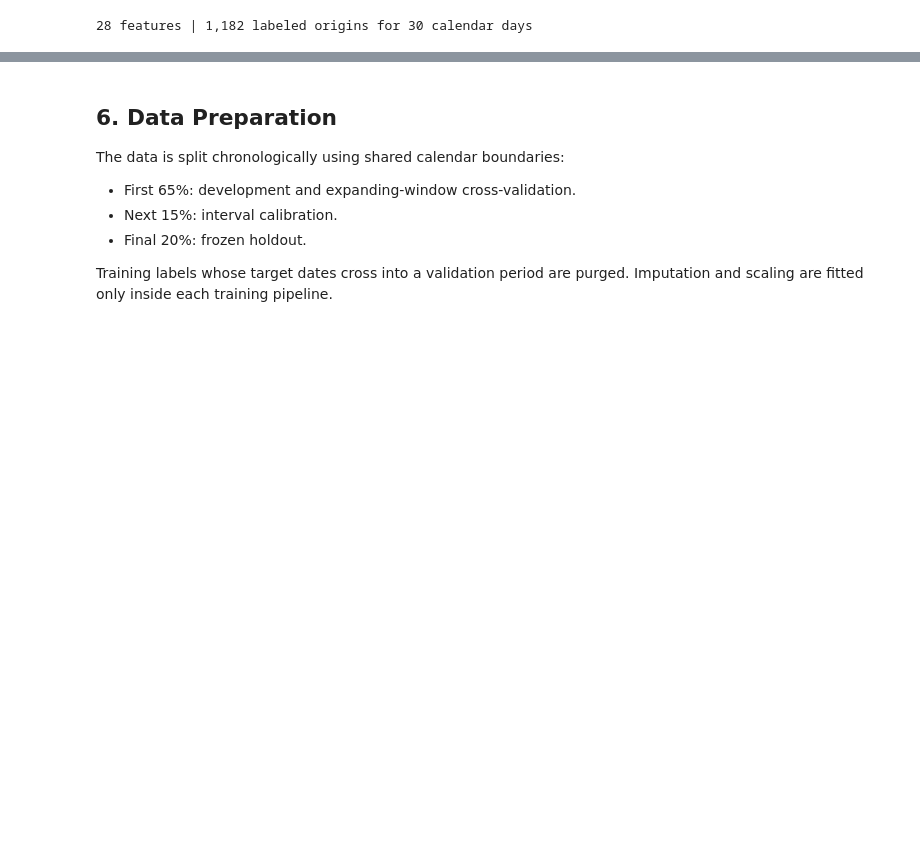
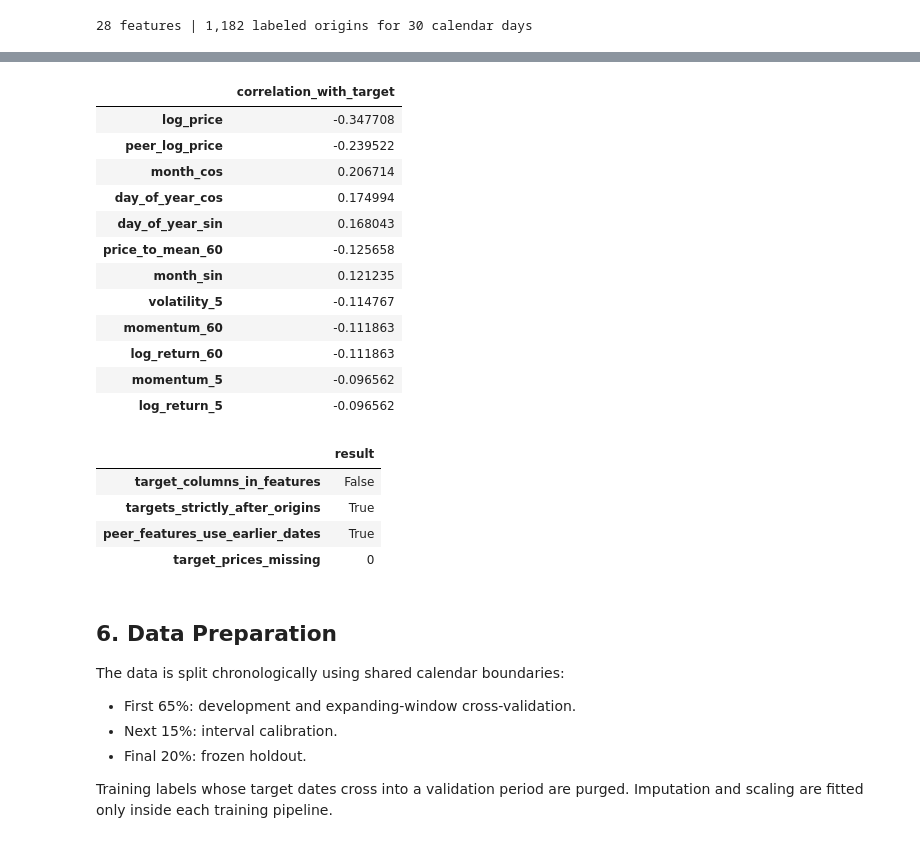
Before and after one commit to KHALIDKARROUM/predict_gasoil_prices, a Jupyter notebook: notebooks/data_science_workflow.ipynb, the cells around one changed output, grey strips where cells are left out. Saved outputs shown, nothing was run; the diff lists cells and outputs as text; code cells hidden in the pictures; blank space fills up the shorter version.

```diff
--- a/notebooks/data_science_workflow.ipynb
+++ b/notebooks/data_science_workflow.ipynb
@@ -281,3 +349,53 @@ print(f"{supervised_x.shape[1]} features | {len(labels):,} labeled origins for {
+# %%
+safe_origins = labels.index[labels.target_date < diagnostic_cutoff]
+feature_target = supervised_x.loc[safe_origins].copy()
+feature_target["target_log_return"] = labels.loc[safe_origins, "target_log_return"]
+
+target_correlation = (
+    feature_target.corr(numeric_only=True)["target_log_return"]
+    .drop("target_log_return")
+    .dropna()
+    .sort_values(key=lambda values: values.abs(), ascending=False)
+    .head(12)
+)
+display(target_correlation.rename("correlation_with_target").to_frame())
+
+ax = target_correlation.sort_values().plot.barh(figsize=(9, 5), color="#2a8f78")
+ax.set(title=f"Development-only feature correlation — {example_product}, {example_horizon} days", xlabel="Pearson correlation")
+plt.tight_layout()
+plt.show()
+
+leakage_checks = pd.Series({
+    "target_columns_in_features": bool(set(labels.columns) & set(supervised_x.columns)),
+    "targets_strictly_after_origins": bool((labels.target_date > labels.index).all()),
+    "peer_features_use_earlier_dates": bool((engineered.peer_age_days.dropna() >= 1).all()),
+    "target_prices_missing": int(labels.target_price.isna().sum()),
+}, name="result")
+display(leakage_checks.to_frame())
+
+assert not leakage_checks["target_columns_in_features"]
+assert leakage_checks["targets_strictly_after_origins"]
+assert leakage_checks["peer_features_use_earlier_dates"]
+assert leakage_checks["target_prices_missing"] == 0
+# %% [output]
+|  | correlation_with_target |
+| log_price | -0.347708 |
+| peer_log_price | -0.239522 |
+| month_cos | 0.206714 |
+| day_of_year_cos | 0.174994 |
+| day_of_year_sin | 0.168043 |
+| price_to_mean_60 | -0.125658 |
+| month_sin | 0.121235 |
+| volatility_5 | -0.114767 |
+| momentum_60 | -0.111863 |
+| log_return_60 | -0.111863 |
+| momentum_5 | -0.096562 |
+| log_return_5 | -0.096562 |
+|  | result |
+| target_columns_in_features | False |
+| targets_strictly_after_origins | True |
+| peer_features_use_earlier_dates | True |
+| target_prices_missing | 0 |
 # %% [markdown]
 ## 6. Data Preparation
 
```
Also changed, not shown: parts of 3 cells of this notebook.
